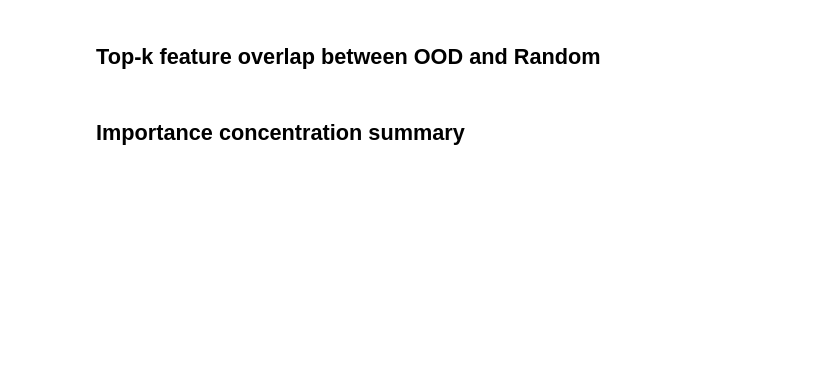
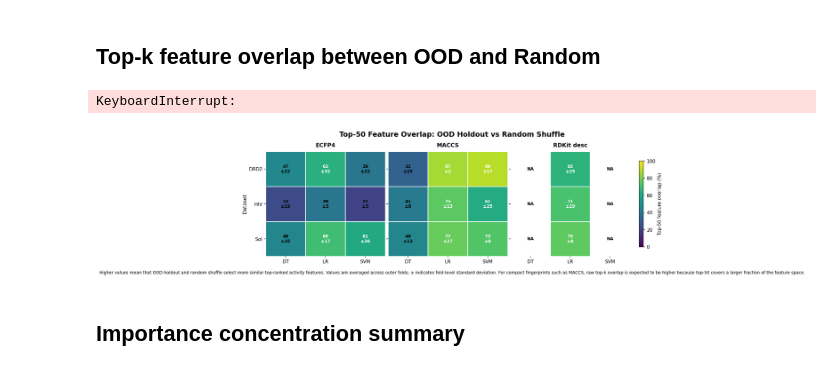
Before and after one commit to francescocapria/drug-discovery-lohi, a Jupyter notebook: notebooks/hi_ood_vs_random_cross_dataset/02_cross_dataset_plots_hi.ipynb, the cells around one changed output. Cells and saved outputs as stored; diff of their text form; code cells hidden in the pictures; blank space fills up the shorter version.

```diff
--- a/notebooks/hi_ood_vs_random_cross_dataset/02_cross_dataset_plots_hi.ipynb
+++ b/notebooks/hi_ood_vs_random_cross_dataset/02_cross_dataset_plots_hi.ipynb
@@ -992,34 +1008,37 @@ def plot_figure4(overlap: pd.DataFrame, plot_top_k: int = 50, show_std: bool = T
 
     cbar.set_label(
         f"Top-{plot_top_k} feature overlap (%)",
         fontsize=10,
     )
 
     fig.text(
         0.5,
         -0.04,
          "Higher values mean that OOD holdout and random shuffle select more similar top-ranked activity features. "
          "Values are averaged across outer folds; ± indicates fold-level standard deviation. "
          "For compact fingerprints such as MACCS, raw top-k overlap is expected to be higher because top-50 covers a larger fraction of the feature space."
-        ha="center",
+        ,ha="center",
         va="top",
         fontsize=9,
     )
 
     fname_png = FIG_DIR / f"fig4_top{plot_top_k}_feature_overlap_heatmap.png"
     fname_pdf = FIG_DIR / f"fig4_top{plot_top_k}_feature_overlap_heatmap.pdf"
 
     fig.savefig(fname_png, dpi=400, bbox_inches="tight")
     fig.savefig(fname_pdf, bbox_inches="tight")
 
     print(f"Saved: {fname_png.name}")
     print(f"Saved: {fname_pdf.name}")
 
     plt.show()
     plt.close(fig)
 
 
 plot_figure4(overlap, plot_top_k=50, show_std=True)
+# %% [output]
+KeyboardInterrupt:
+[figure, added]
 # %% [markdown]
 ## Importance concentration summary
 # %%
```
Also changed, not shown: parts of 6 cells of this notebook, 1 other file.
